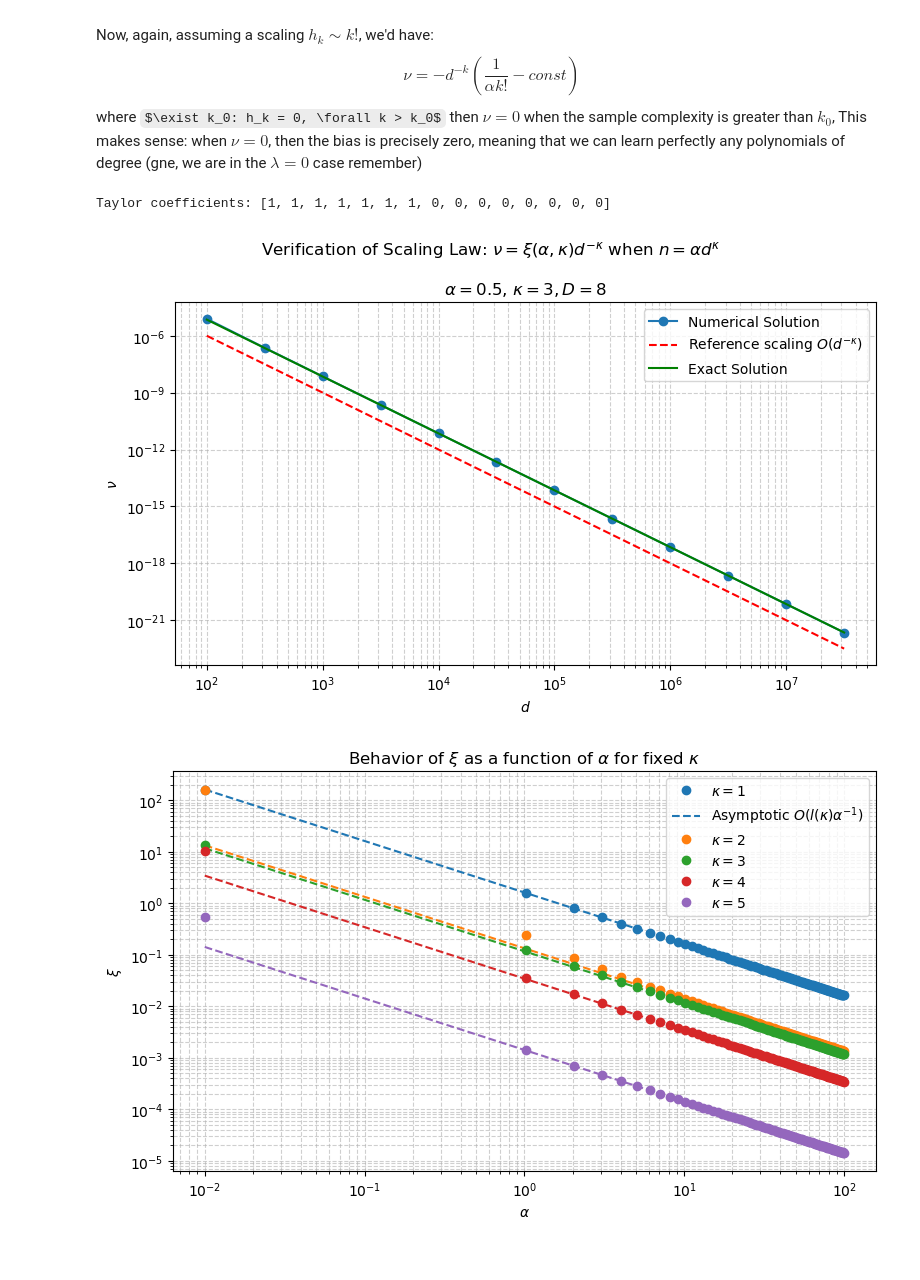
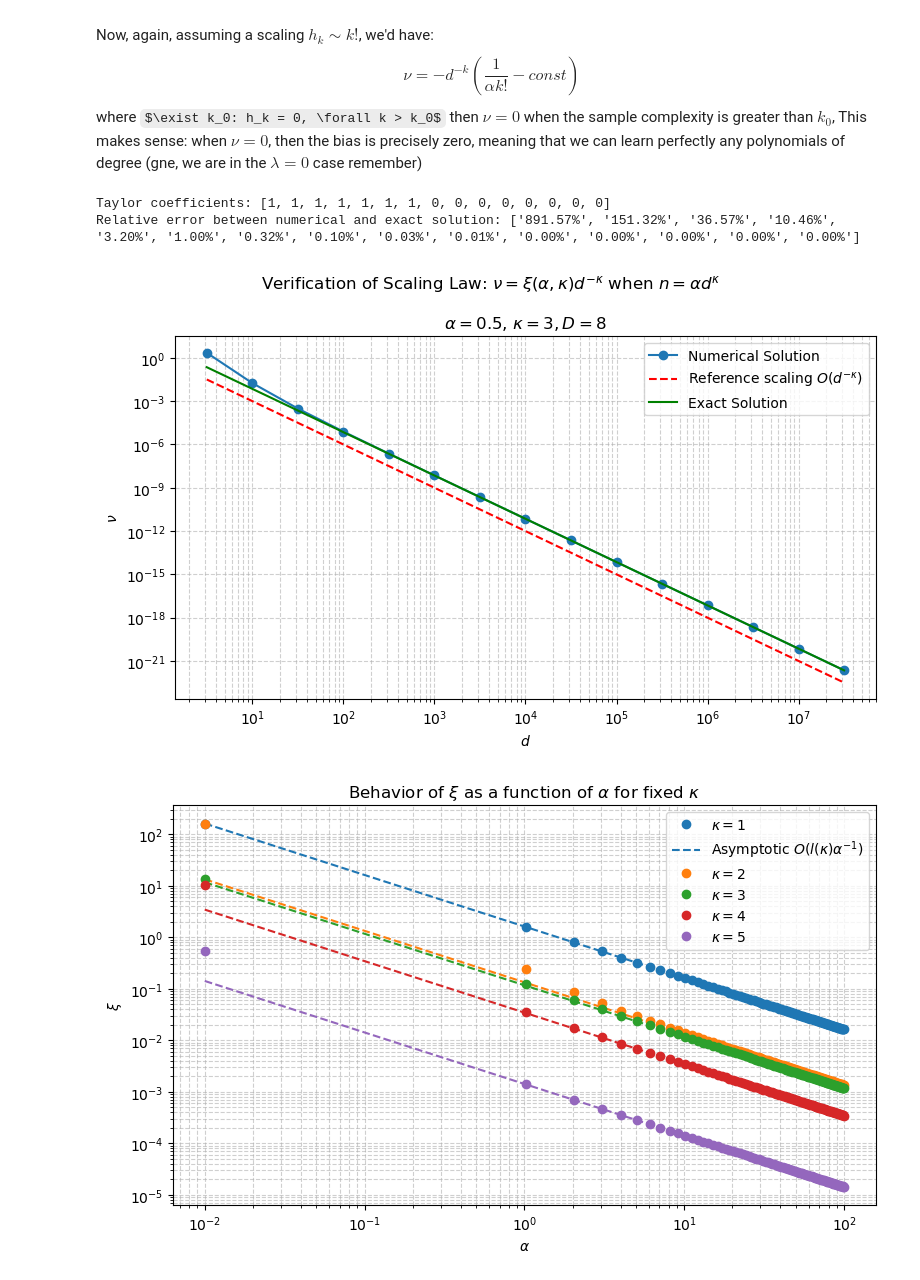
Before and after one commit to lorenzorizzi17/NeuralScaling, a Jupyter notebook: code/isotropicKernel.ipynb, the cells around one changed output. Saved outputs shown, nothing was run; the diff lists cells and outputs as text; code cells hidden in the pictures; some formulas as TeX source.

```diff
--- a/code/isotropicKernel.ipynb
+++ b/code/isotropicKernel.ipynb
@@ -104,7 +108,6 @@ def get_spectrum(taylor, d, m_max=10):
     levels = []
     for m in range(m_max):
         deg = comb(d + m - 1, m)
-        # Nota: per exp(x) taylor è 1/m!. L'autovalore è d^-m
         ev = pow(d, -m) * taylor[m] * factorial(m)
         levels.append((deg, ev))
     return levels
@@ -151,7 +154,7 @@ alpha = 0.5
 kappa = 3
 
 nus = []
-d_range = [10**exp for exp in np.arange(2, 8, 0.5)]
+d_range = [10**exp for exp in np.arange(0.5, 8, 0.5)]
 
 for d in d_range:
     n = alpha * (d**kappa)
@@ -168,34 +171,39 @@ reference = d_values**(-kappa)
 plt.plot(d_values, reference, linestyle='--', color='red', label=r'Reference scaling $O(d^{-\kappa})$')
 
 def l(kappa, taylor):
     res = 0
     Max = len(taylor)
     for m in range(kappa+1, Max):
         res += taylor[m]/factorial(m)
     return res
 
 
 def xi(kappa, alpha, taylor):
     term = taylor[kappa] / factorial(kappa) + l(kappa, taylor) - alpha * taylor[kappa]
     xi = (1/ (2*alpha)) * (term + np.sqrt(term**2 + 4*alpha*l(kappa, taylor)*taylor[kappa]))
     return xi
 
 derivatives = [factorial(m)*taylor[m] for m in range(m_max)]
 exact_solution = [d**(-kappa)* xi(kappa, alpha, derivatives) for d in d_range ]
 plt.plot(d_values, exact_solution, color='green', label=r'Exact Solution')
+# relative error:
+relative_error = np.abs((np.array(nus) - np.array(exact_solution)) / np.array(exact_solution)) * 100
+print("Relative error between numerical and exact solution:", [f"{err:.2f}%" for err in relative_error])
 plt.xscale('log')
 plt.yscale('log')
 plt.xlabel(r'$d$')
 plt.ylabel(r'$\nu$')
 plt.suptitle(r'Verification of Scaling Law: $\nu = \xi(\alpha, \kappa) d^{-\kappa}$ when $n = \alpha d^{\kappa}$')
 plt.title(r'$\alpha = 0.5$, $\kappa = 3, D = 8$')
 plt.legend()
 plt.grid(True, which="both", ls="--", alpha=0.6)
 plt.tight_layout()
+#plt.savefig('nu_scaling.pdf', dpi=300)
 plt.show()
 # %% [output]
 Taylor coefficients: [1, 1, 1, 1, 1, 1, 1, 0, 0, 0, 0, 0, 0, 0, 0]
+Relative error between numerical and exact solution: ['891.57%', '151.32%', '36.57%', '10.46%', '3.20%', '1.00%', '0.32%', '0.10%', '0.03%', '0.01%', '0.00%', '0.00%', '0.00%', '0.00%', '0.00%']
-[figure, old version]
+[figure, new version]
 # %%
 # What does xi look like as a function of alpha for fixed kappa?
 kappas = [1,2,3,4,5]
```
Also changed, not shown: parts of 9 cells of this notebook, 13 other files.
